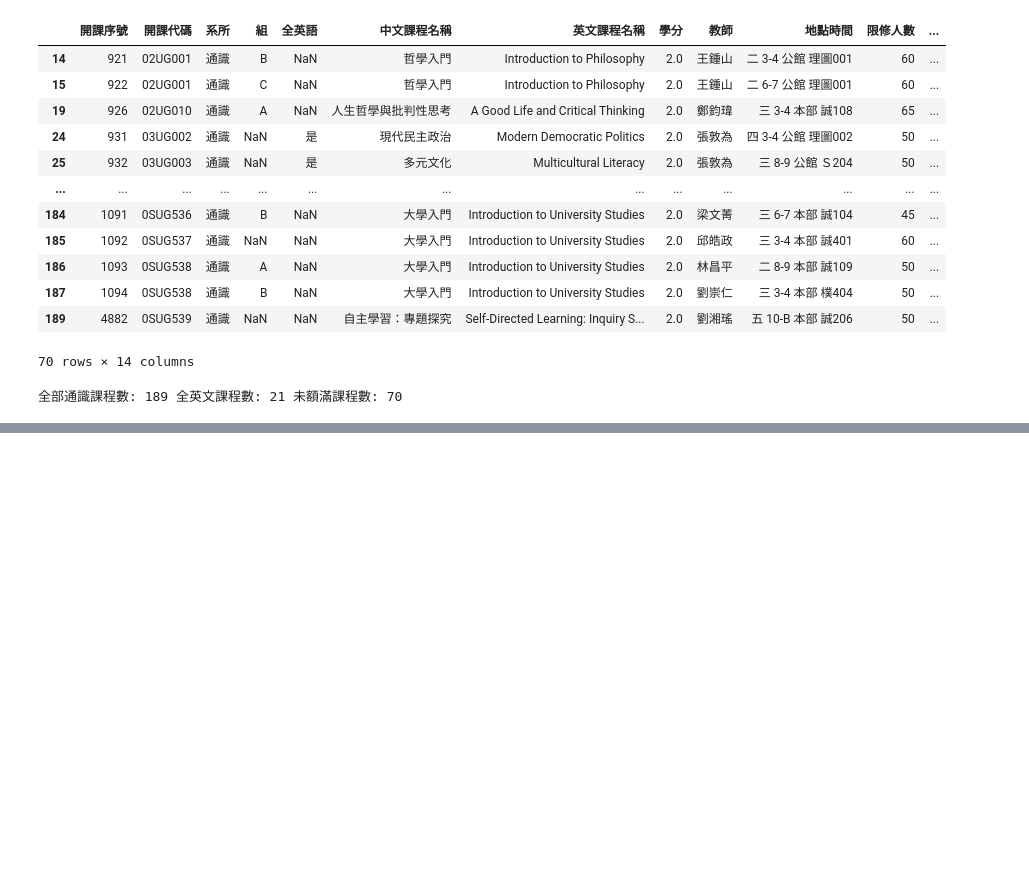
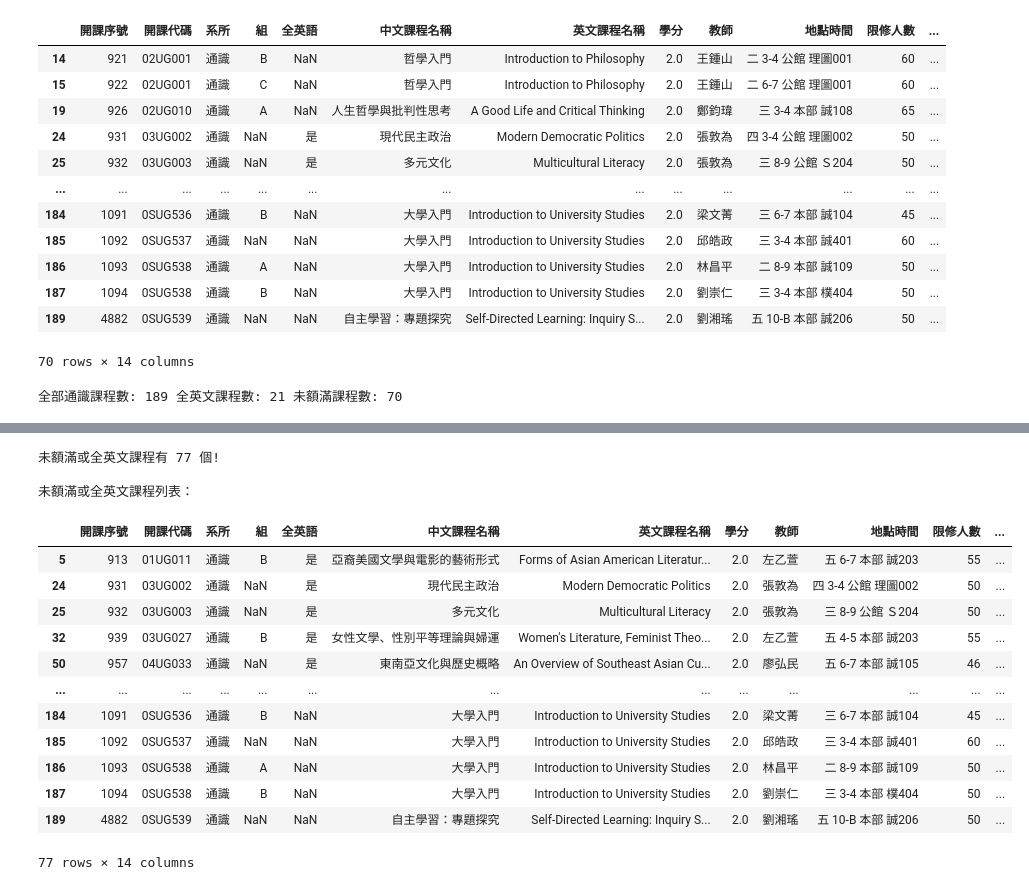
Before and after one commit to RogerLiao0001/PL, a Jupyter notebook: Week3/W3作業1.ipynb, the cells around one changed output, grey strips where cells are left out. Drawn from its saved outputs; the diff is of its cells as text; code cells hidden in the pictures; blank space fills up the shorter version.

```diff
--- a/Week3/W3作業1.ipynb
+++ b/Week3/W3作業1.ipynb
@@ -110,0 +154,24 @@ inter
+# %%
+#取聯集(未額滿或全英文)：
+uni = pd.concat([En, notFull])
+uni2 = uni.drop_duplicates()
+print("未額滿或全英文課程有", len(uni2),"個!\n")
+print("未額滿或全英文課程列表：")
+display(uni2)
+# %% [output]
+未額滿或全英文課程有 77 個!
+
+未額滿或全英文課程列表：
+|  | 開課序號 | 開課代碼 | 系所 | 組 | 全英語 | 中文課程名稱 | 英文課程名稱 | 學分 | 教師 | 地點時間 | 限修人數 | ... |
+| 5 | 913 | 01UG011 | 通識 | B | 是 | 亞裔美國文學與電影的藝術形式 | Forms of Asian American Literatur... | 2.0 | 左乙萱 | 五 6-7 本部 誠203 | 55 | ... |
+| 24 | 931 | 03UG002 | 通識 | NaN | 是 | 現代民主政治 | Modern Democratic Politics | 2.0 | 張敦為 | 四 3-4 公館 理圖002 | 50 | ... |
+| 25 | 932 | 03UG003 | 通識 | NaN | 是 | 多元文化 | Multicultural Literacy | 2.0 | 張敦為 | 三 8-9 公館 Ｓ204 | 50 | ... |
+| 32 | 939 | 03UG027 | 通識 | B | 是 | 女性文學、性別平等理論與婦運 | Women's Literature, Feminist Theo... | 2.0 | 左乙萱 | 五 4-5 本部 誠203 | 55 | ... |
+| 50 | 957 | 04UG033 | 通識 | NaN | 是 | 東南亞文化與歷史概略 | An Overview of Southeast Asian Cu... | 2.0 | 廖弘民 | 五 6-7 本部 誠105 | 46 | ... |
+| ... | ... | ... | ... | ... | ... | ... | ... | ... | ... | ... | ... | ... |
+| 184 | 1091 | 0SUG536 | 通識 | B | NaN | 大學入門 | Introduction to University Studies | 2.0 | 梁文菁 | 三 6-7 本部 誠104 | 45 | ... |
+| 185 | 1092 | 0SUG537 | 通識 | NaN | NaN | 大學入門 | Introduction to University Studies | 2.0 | 邱皓政 | 三 3-4 本部 誠401 | 60 | ... |
+| 186 | 1093 | 0SUG538 | 通識 | A | NaN | 大學入門 | Introduction to University Studies | 2.0 | 林昌平 | 二 8-9 本部 誠109 | 50 | ... |
+| 187 | 1094 | 0SUG538 | 通識 | B | NaN | 大學入門 | Introduction to University Studies | 2.0 | 劉崇仁 | 三 3-4 本部 樸404 | 50 | ... |
+| 189 | 4882 | 0SUG539 | 通識 | NaN | NaN | 自主學習：專題探究 | Self-Directed Learning: Inquiry S... | 2.0 | 劉湘瑤 | 五 10-B 本部 誠206 | 50 | ... |
+77 rows × 14 columns
```
Also changed, not shown: parts of 5 cells of this notebook.
